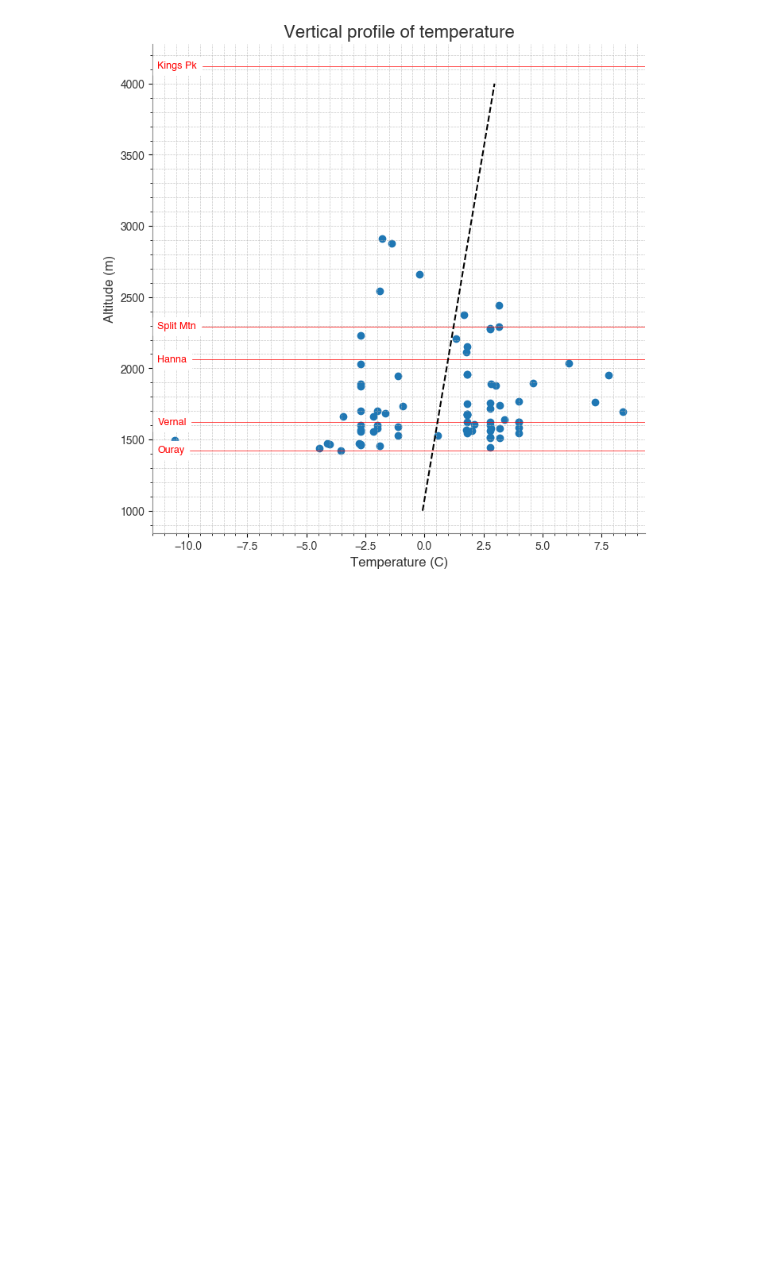
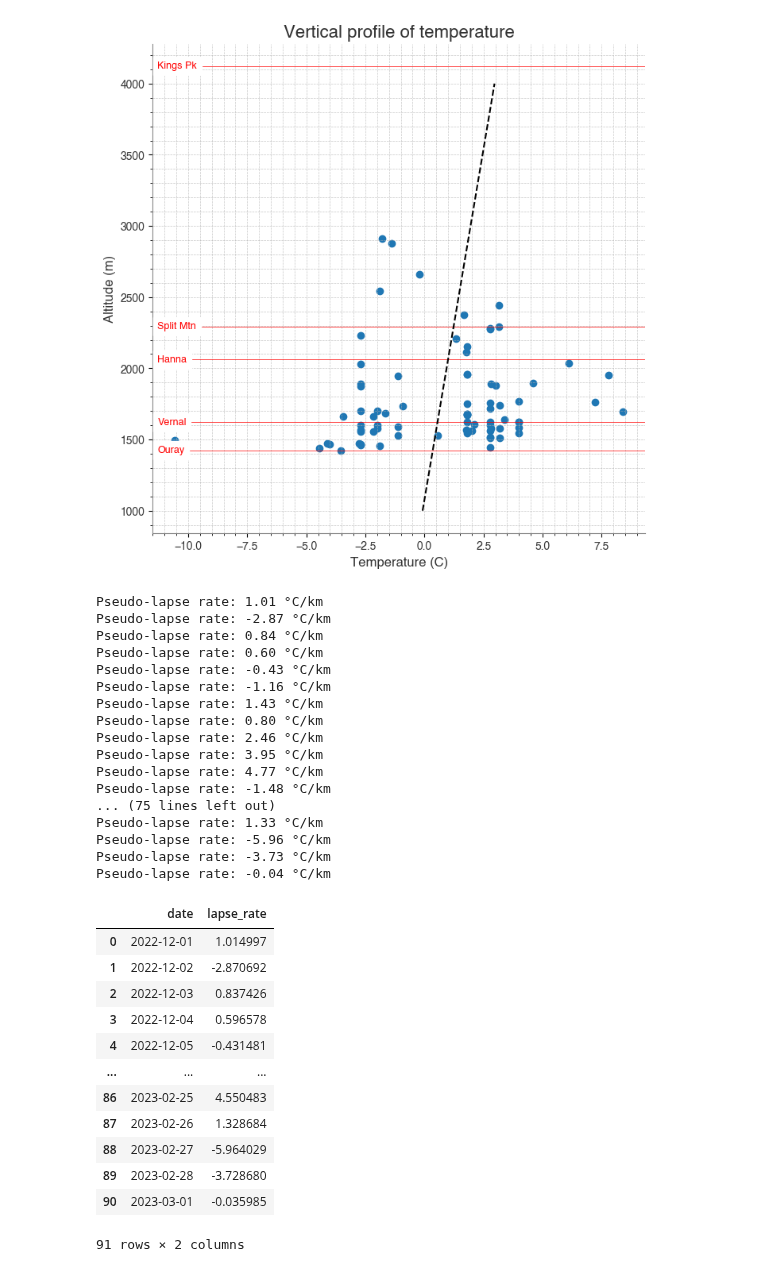
Before and after one commit to Bingham-Research-Center/clyfar, a Jupyter notebook: notebooks/pseudolapserate_demo.ipynb, the cells around one changed output. Drawn from its saved outputs; the diff is of its cells as text; code cells hidden in the pictures; blank space fills up the shorter version.

```diff
--- a/notebooks/pseudolapserate_demo.ipynb
+++ b/notebooks/pseudolapserate_demo.ipynb
@@ -189,0 +190,56 @@ Pseudo-lapse rate: 1.01 °C/km
+# %%
+# Go through the year and compute the lapse rate for each day (no figure plotted)
+
+# Initialize the dataframe to store the lapse rates
+lapse_rate_list = []
+
+start_date = f"{start_year}-12-01"
+# end_date = f"{start_year}-12-30"
+end_date = f"{end_year}-03-01"
+
+# for date in pd.date_range(f"{start_year}-12-01", f"{end_year}-03-15"):
+for date in pd.date_range(start_date, end_date):
+    max_temp = compute_max_temp_profile(common_temp_df, meta_df, date.strftime("%Y-%m-%d"))
+    lapse_rate = compute_pseudo_lapse_rate(max_temp, elevations, do_filter=True, elev_bins=elev_bins, num_std_dev=1, do_plot=False)
+    lapse_rate_list.append({"date": date, "lapse_rate": lapse_rate})
+
+# Convert the list to a DataFrame
+lapse_rate_df = pd.DataFrame(lapse_rate_list)
+
+# Get ozone
+ozone_subdf = df[df["stid"].isin(["UBHSP", "QV4", "QRS"])][["ozone_concentration","stid"]] # .loc[start_date:end_date]
+
+repr_ozone = do_repval_ozone(ozone_subdf)
+
+lapse_rate_df
+# %% [output]
+Pseudo-lapse rate: 1.01 °C/km
+Pseudo-lapse rate: -2.87 °C/km
+Pseudo-lapse rate: 0.84 °C/km
+Pseudo-lapse rate: 0.60 °C/km
+Pseudo-lapse rate: -0.43 °C/km
+Pseudo-lapse rate: -1.16 °C/km
+Pseudo-lapse rate: 1.43 °C/km
+Pseudo-lapse rate: 0.80 °C/km
+Pseudo-lapse rate: 2.46 °C/km
+Pseudo-lapse rate: 3.95 °C/km
+Pseudo-lapse rate: 4.77 °C/km
+Pseudo-lapse rate: -1.48 °C/km
+... (75 lines left out)
+Pseudo-lapse rate: 1.33 °C/km
+Pseudo-lapse rate: -5.96 °C/km
+Pseudo-lapse rate: -3.73 °C/km
+Pseudo-lapse rate: -0.04 °C/km
+|  | date | lapse_rate |
+| 0 | 2022-12-01 | 1.014997 |
+| 1 | 2022-12-02 | -2.870692 |
+| 2 | 2022-12-03 | 0.837426 |
+| 3 | 2022-12-04 | 0.596578 |
+| 4 | 2022-12-05 | -0.431481 |
+| ... | ... | ... |
+| 86 | 2023-02-25 | 4.550483 |
+| 87 | 2023-02-26 | 1.328684 |
+| 88 | 2023-02-27 | -5.964029 |
+| 89 | 2023-02-28 | -3.728680 |
+| 90 | 2023-03-01 | -0.035985 |
+91 rows × 2 columns
```
Also changed, not shown: parts of 5 cells of this notebook, 2 other files.
